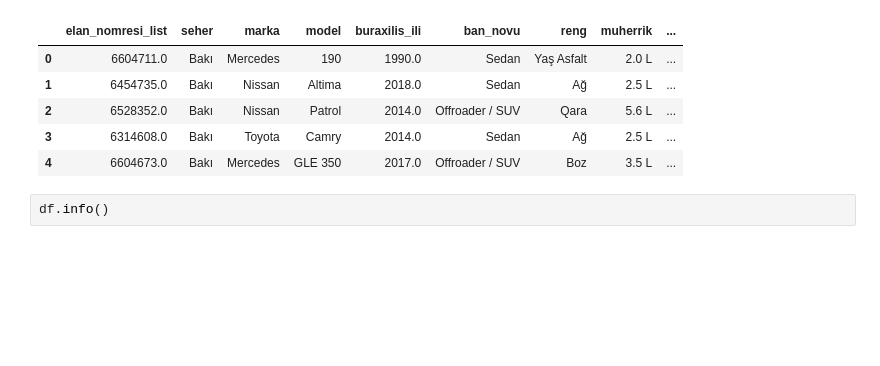
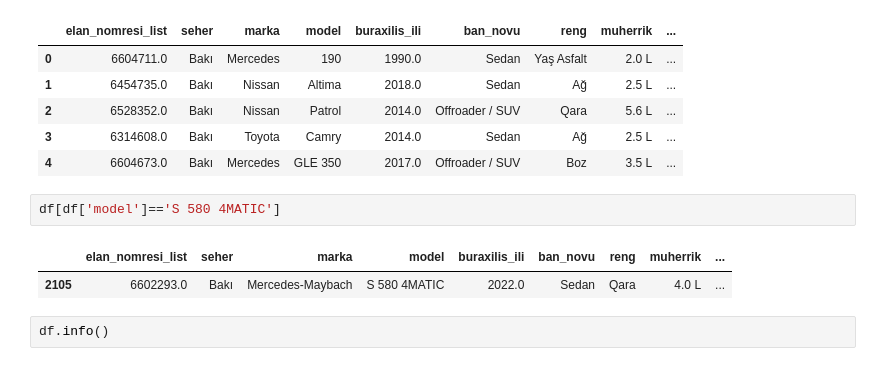
Before and after one commit to elnursahbalayev/UpData, a Jupyter notebook: Data Science Bootcamp/Allahveren bey/Session notes/turboaz.ipynb, the cells around one changed output. Cells and saved outputs as stored; diff of their text form; blank space fills up the shorter version.

```diff
--- a/Data Science Bootcamp/Allahveren bey/Session notes/turboaz.ipynb
+++ b/Data Science Bootcamp/Allahveren bey/Session notes/turboaz.ipynb
@@ -13,6 +13,11 @@ df.head()
 | 2 | 6528352.0 | Bakı | Nissan | Patrol | 2014.0 | Offroader / SUV | Qara | 5.6 L | ... |
 | 3 | 6314608.0 | Bakı | Toyota | Camry | 2014.0 | Sedan | Ağ | 2.5 L | ... |
 | 4 | 6604673.0 | Bakı | Mercedes | GLE 350 | 2017.0 | Offroader / SUV | Boz | 3.5 L | ... |
+# %%
+df[df['model']=='S 580 4MATIC']
+# %% [output]
+|  | elan_nomresi_list | seher | marka | model | buraxilis_ili | ban_novu | reng | muherrik | ... |
+| 2105 | 6602293.0 | Bakı | Mercedes-Maybach | S 580 4MATIC | 2022.0 | Sedan | Qara | 4.0 L | ... |
 # %%
 df.info()
 # %% [output]
```
Also changed, not shown: parts of 8 cells of this notebook.
